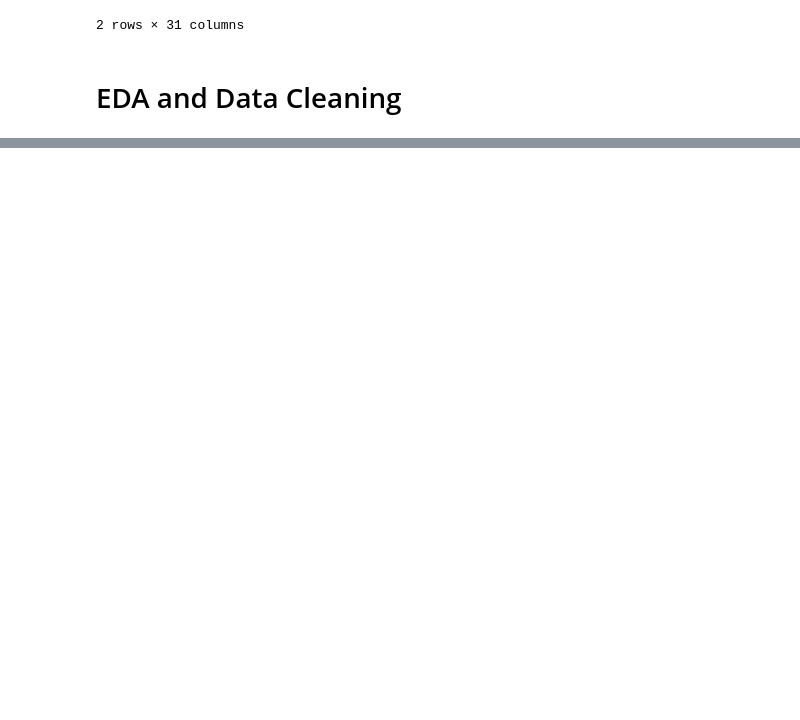
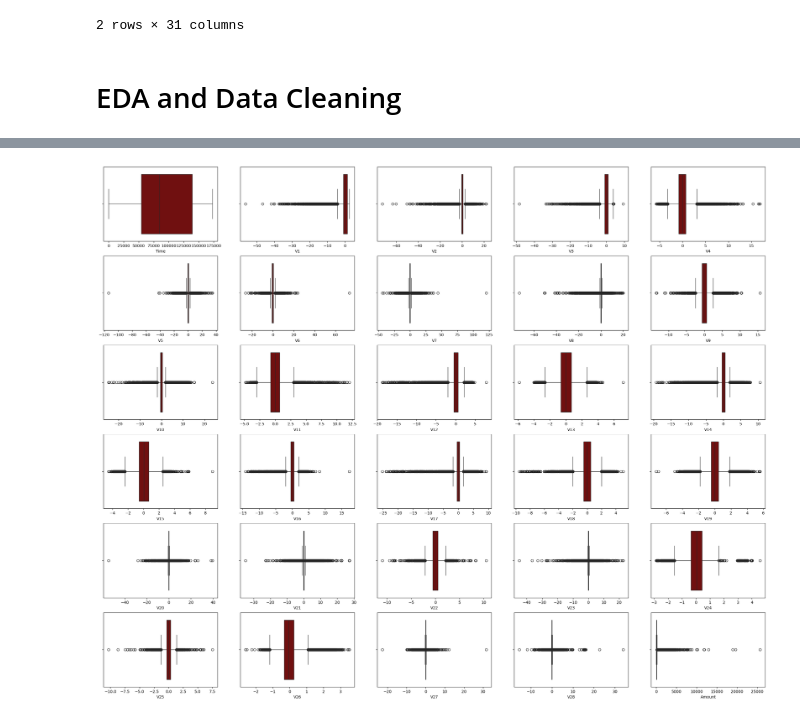
Before and after one commit to Karlajack/MachineLearning1, a Jupyter notebook: Wk4_Model_selection_and_optimization_project.ipynb, the cells around one changed output, grey strips where cells are left out. Cells and saved outputs as stored; diff of their text form; code cells hidden in the pictures; blank space fills up the shorter version.

```diff
--- a/Wk4_Model_selection_and_optimization_project.ipynb
+++ b/Wk4_Model_selection_and_optimization_project.ipynb
@@ -129,0 +128,9 @@ data.shape
+# %%
+## Check for outliers  using Unitvariate analysis of  variables
+fig = plt.figure(figsize=(30,40))
+for i,j in zip(data.columns,range(len(data.columns))):
+    if i!='Class':
+        ax = fig.add_subplot(10,5, j+1)
+        sns.boxplot(data=data,x=data[i],orient='v',color="Maroon")
+# %% [output]
+[figure, added]
```
Also changed, not shown: parts of 22 cells of this notebook.
